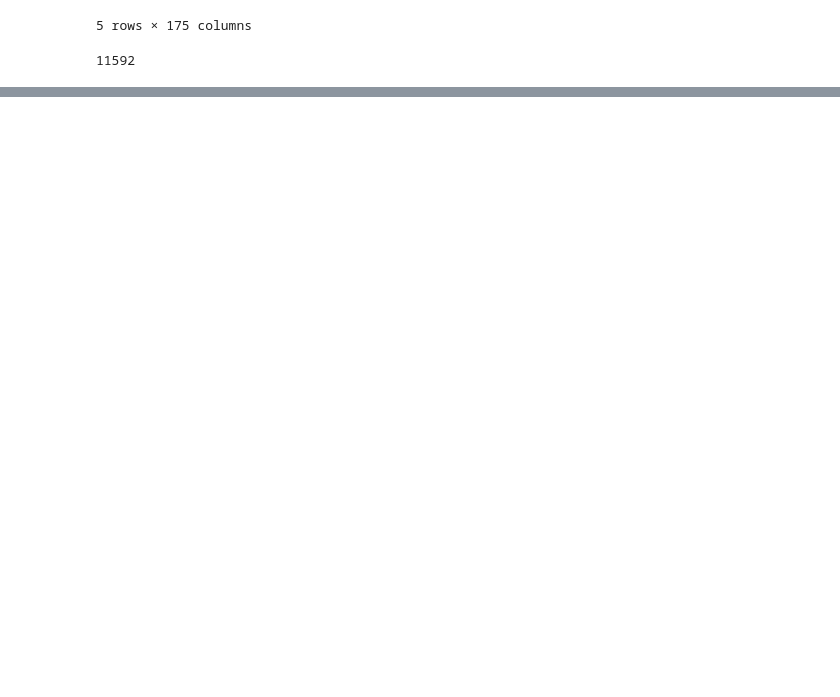
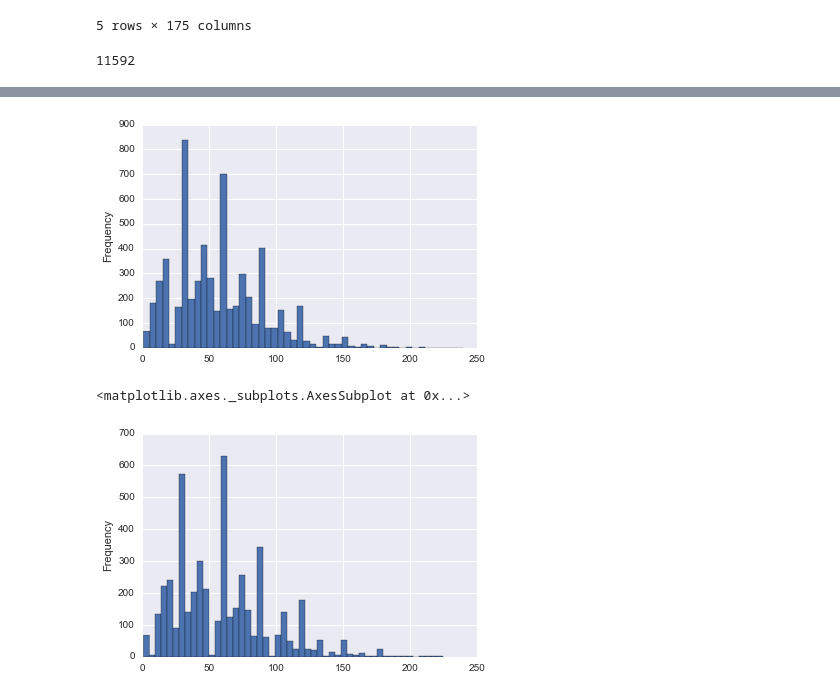
Before and after one commit to katjackson/atus-analysis, a Jupyter notebook: scratchpad.ipynb, the cells around one changed output, grey strips where cells are left out. Drawn from its saved outputs; the diff is of its cells as text; code cells hidden in the pictures; blank space fills up the shorter version.

```diff
--- a/scratchpad.ipynb
+++ b/scratchpad.ipynb
@@ -120,0 +191,10 @@ Women spent an average of 67.1 minutes a day eating. Men spent an average of 71.
+# %%
+w_eat = people_eating[people_eating.TESEX == 2].TUACTDUR
+w_eat.plot.hist(bins=50)
+plt.show()
+m_eat = people_eating[people_eating.TESEX == 1].TUACTDUR
+m_eat.plot.hist(bins=50)
+# %% [output]
+[figure, added]
+<matplotlib.axes._subplots.AxesSubplot at 0x...>
+[figure, added]
```
Also changed, not shown: parts of 52 cells of this notebook, 1 other file.
